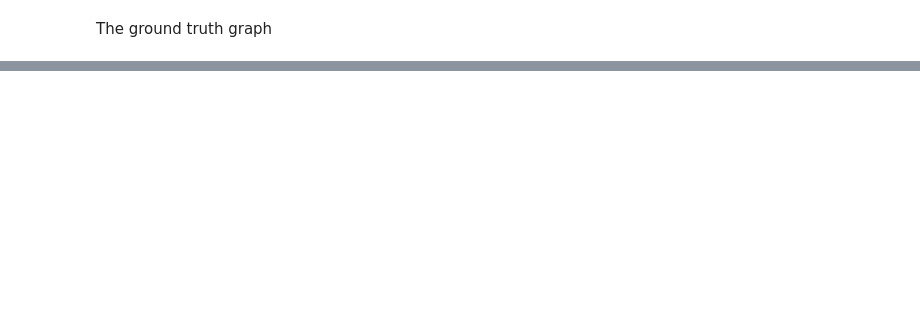
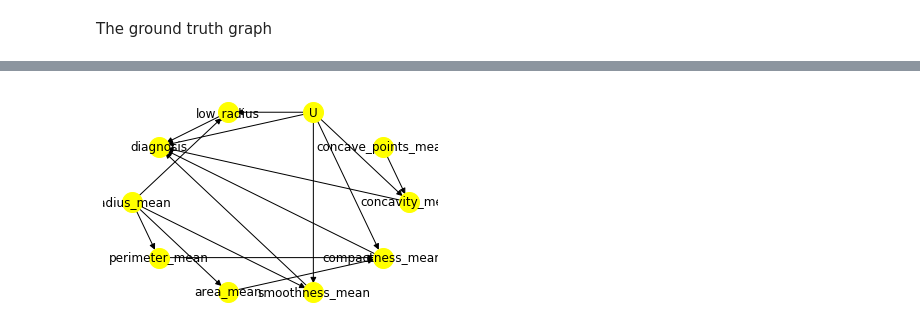
Before and after one commit to khaiyra/casualty, a Jupyter notebook: notebook/casual_learning.ipynb, the cells around one changed output, grey strips where cells are left out. Cells and saved outputs as stored; diff of their text form; code cells hidden in the pictures; blank space fills up the shorter version.

```diff
--- a/notebook/casual_learning.ipynb
+++ b/notebook/casual_learning.ipynb
@@ -217,0 +272,12 @@ No such variable found!
+# %%
+df['low_radius'] = df['radius_mean'].apply(lambda x: True if x < 18 else False)
+# %%
+train_features = {'diagnosis','radius','area','perimeter','compactness','smoothness','concave points','concavity'}
+train_columns = [col for col in df
+                      if any(feature in col for feature in train_features)]
+# %%
+training = df[train_columns]
+training = training.drop(training.filter(regex = '_worst').columns,axis=1)
+training = training.drop(training.filter(regex = '_se').columns,axis=1)
+training.rename(columns={'concave points_mean':'concave_points_mean'},inplace=True)
+training.head()
@@ -217,0 +309,9 @@ No such variable found!
+# %%
+model2 = CausalModel(
+        data = training,
+        graph=causal_graph.replace("\n", " "),
+        treatment='low_radius',
+        outcome='diagnosis')
+model2.view_model()
+# %% [output]
+[figure, added]
```
Also changed, not shown: parts of 33 cells of this notebook.
